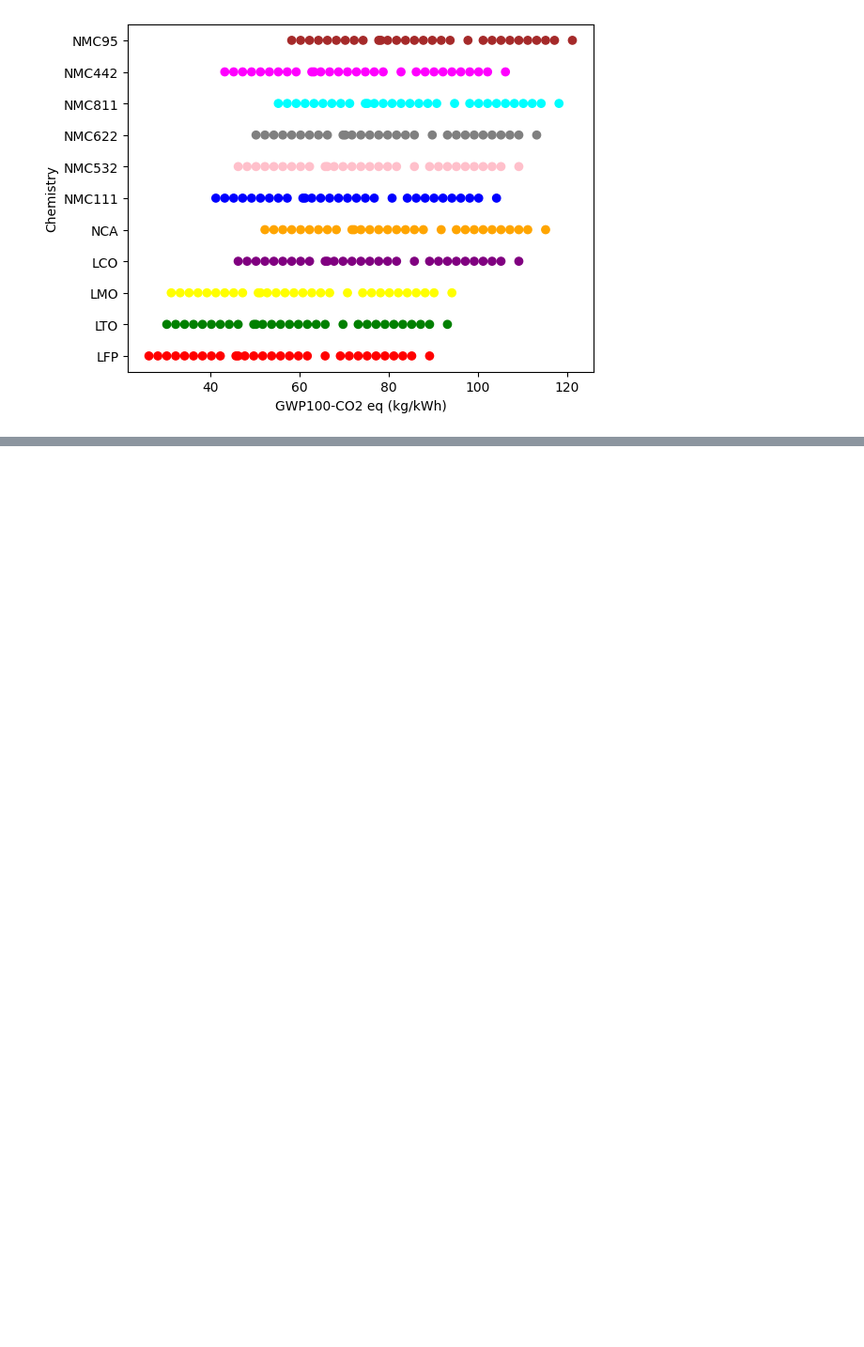
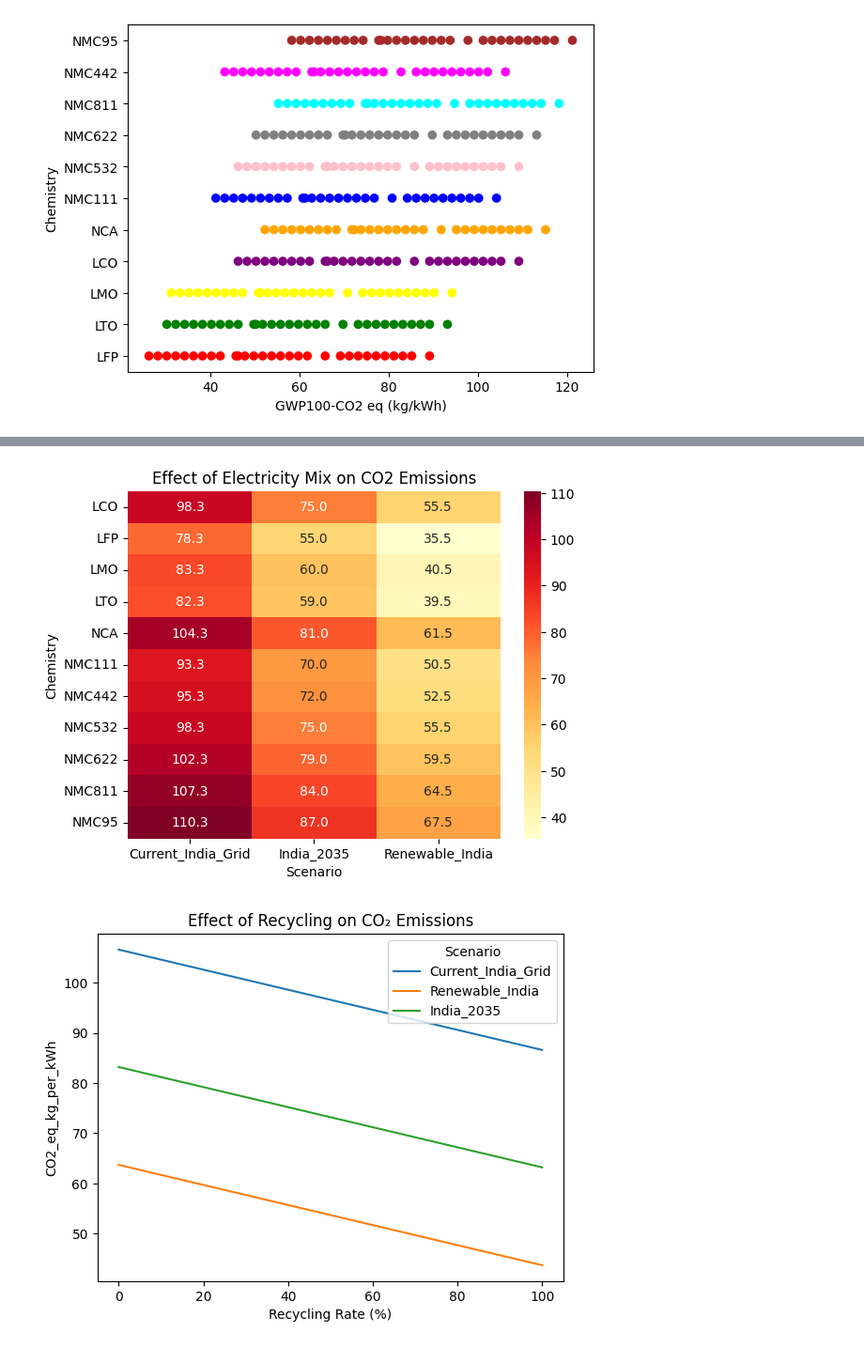
Before and after one commit to Sneha-code01/ML, a Jupyter notebook: batterypredict_1.ipynb, the cells around one changed output, grey strips where cells are left out. Shown at 94% size. Drawn from its saved outputs; the diff is of its cells as text; code cells hidden in the pictures; blank space fills up the shorter version.

```diff
--- a/batterypredict_1.ipynb
+++ b/batterypredict_1.ipynb
@@ -267,0 +298,34 @@ print(
+# %%
+import seaborn as sns
+pivot = df.pivot_table(
+    values='CO2-eq',
+    index='Chemistry',
+    columns='Scenario',
+    aggfunc='mean'
+)
+
+sns.heatmap(
+    pivot,
+    annot=True,
+    cmap='YlOrRd',
+    fmt='.1f'
+)
+
+plt.title('Effect of Electricity Mix on CO2 Emissions')
+plt.show()
+plt.figure()
+sns.lineplot(
+    data=df,
+    x='Recycling_Rate',
+    y='CO2-eq',
+    hue='Scenario',
+    errorbar=None
+)
+
+plt.xlabel('Recycling Rate (%)')
+plt.ylabel('CO2_eq_kg_per_kWh')
+plt.title('Effect of Recycling on CO₂ Emissions')
+plt.show()
+# %% [output]
+[figure, added]
+[figure, added]
```
Also changed, not shown: parts of 7 cells of this notebook.
